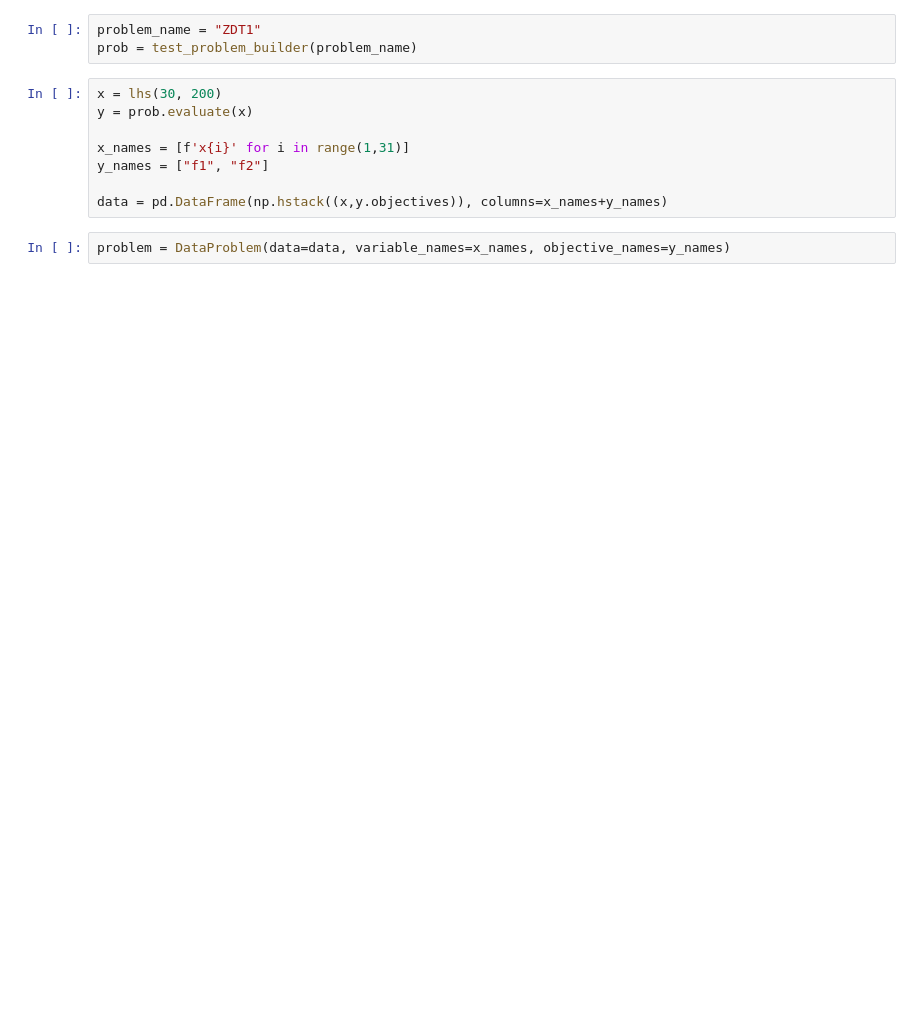
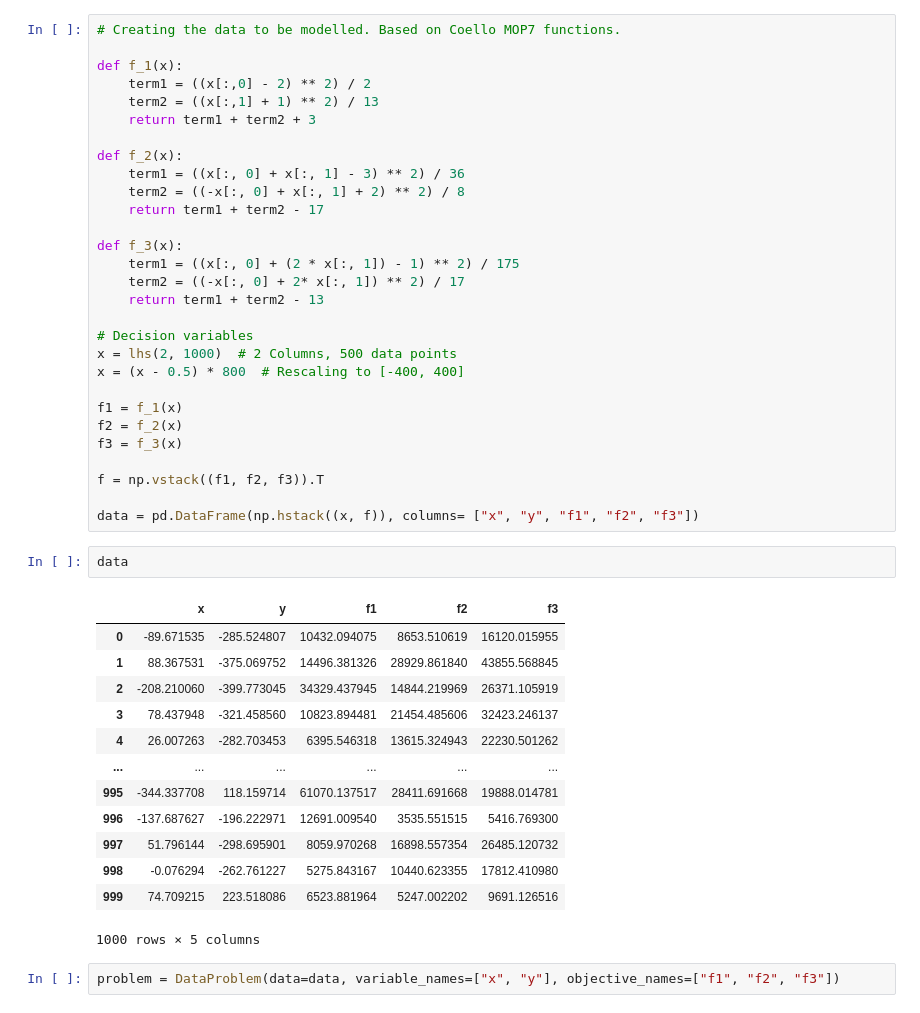
Before and after one commit to industrial-optimization-group/desdeo-emo, a Jupyter notebook: docs/notebooks/Using_EvoNN_for_optimization.ipynb, the cells around one changed output. Saved outputs shown, nothing was run; the diff lists cells and outputs as text; blank space fills up the shorter version.

```diff
--- a/docs/notebooks/Using_EvoNN_for_optimization.ipynb
+++ b/docs/notebooks/Using_EvoNN_for_optimization.ipynb
@@ -15,17 +18,51 @@ import numpy as np
 import pandas as pd
 from pyDOE import lhs
 from pygmo import non_dominated_front_2d as nd2
-# %%
-problem_name = "ZDT1"
-prob = test_problem_builder(problem_name)
-# %%
-x = lhs(30, 200)
-y = prob.evaluate(x)
-
-x_names = [f'x{i}' for i in range(1,31)]
-y_names = ["f1", "f2"]
-
-data = pd.DataFrame(np.hstack((x,y.objectives)), columns=x_names+y_names)
+# %%
+# Creating the data to be modelled. Based on Coello MOP7 functions.
+
+def f_1(x):
+    term1 = ((x[:,0] - 2) ** 2) / 2
+    term2 = ((x[:,1] + 1) ** 2) / 13
+    return term1 + term2 + 3
+
+def f_2(x):
+    term1 = ((x[:, 0] + x[:, 1] - 3) ** 2) / 36
+    term2 = ((-x[:, 0] + x[:, 1] + 2) ** 2) / 8
+    return term1 + term2 - 17
+
+def f_3(x):
+    term1 = ((x[:, 0] + (2 * x[:, 1]) - 1) ** 2) / 175
+    term2 = ((-x[:, 0] + 2* x[:, 1]) ** 2) / 17
+    return term1 + term2 - 13
+
+# Decision variables
+x = lhs(2, 1000)  # 2 Columns, 500 data points
+x = (x - 0.5) * 800  # Rescaling to [-400, 400]
+
+f1 = f_1(x)
+f2 = f_2(x)
+f3 = f_3(x)
+
+f = np.vstack((f1, f2, f3)).T
+
+data = pd.DataFrame(np.hstack((x, f)), columns= ["x", "y", "f1", "f2", "f3"])
+# %%
+data
+# %% [output]
+|  | x | y | f1 | f2 | f3 |
+| 0 | -89.671535 | -285.524807 | 10432.094075 | 8653.510619 | 16120.015955 |
+| 1 | 88.367531 | -375.069752 | 14496.381326 | 28929.861840 | 43855.568845 |
+| 2 | -208.210060 | -399.773045 | 34329.437945 | 14844.219969 | 26371.105919 |
+| 3 | 78.437948 | -321.458560 | 10823.894481 | 21454.485606 | 32423.246137 |
+| 4 | 26.007263 | -282.703453 | 6395.546318 | 13615.324943 | 22230.501262 |
+| ... | ... | ... | ... | ... | ... |
+| 995 | -344.337708 | 118.159714 | 61070.137517 | 28411.691668 | 19888.014781 |
+| 996 | -137.687627 | -196.222971 | 12691.009540 | 3535.551515 | 5416.769300 |
+| 997 | 51.796144 | -298.695901 | 8059.970268 | 16898.557354 | 26485.120732 |
+| 998 | -0.076294 | -262.761227 | 5275.843167 | 10440.623355 | 17812.410980 |
+| 999 | 74.709215 | 223.518086 | 6523.881964 | 5247.002202 | 9691.126516 |
+1000 rows × 5 columns
 # %%
-problem = DataProblem(data=data, variable_names=x_names, objective_names=y_names)
+problem = DataProblem(data=data, variable_names=["x", "y"], objective_names=["f1", "f2", "f3"])
 # %%
```
Also changed, not shown: parts of 13 cells of this notebook, 6 other files.
